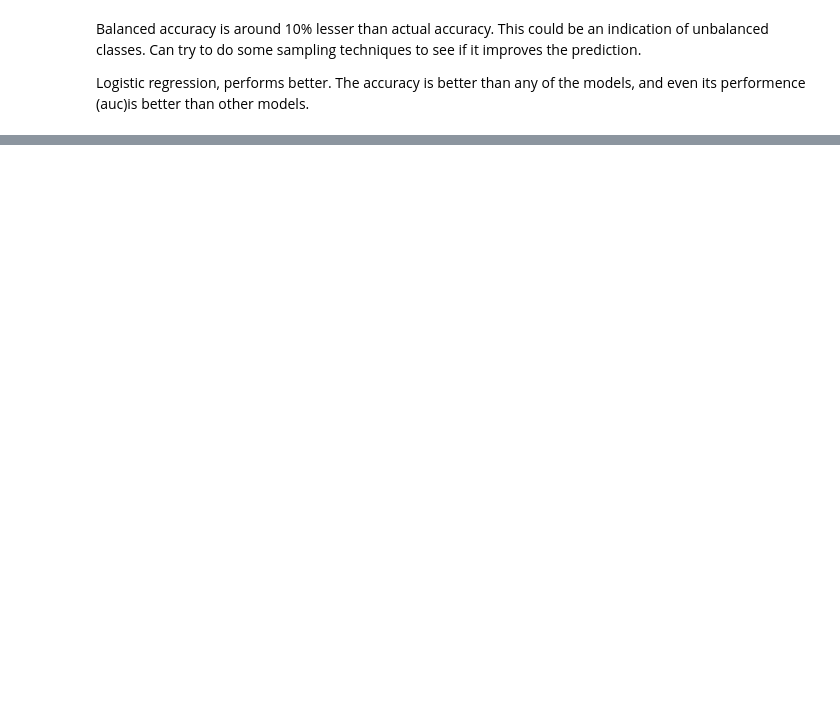
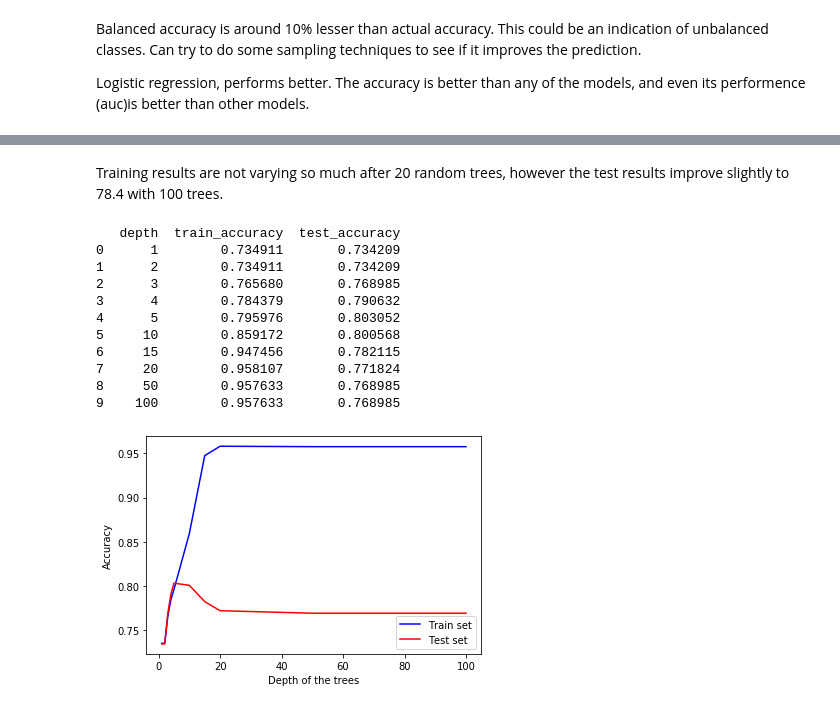
Before and after one commit to KanduriR/Kaggle-Telco-Customer-Churn, a Jupyter notebook: Telcom Churn - Modelling.ipynb, the cells around one changed output, grey strips where cells are left out. Drawn from its saved outputs; the diff is of its cells as text; code cells hidden in the pictures; blank space fills up the shorter version.

```diff
--- a/Telcom Churn - Modelling.ipynb
+++ b/Telcom Churn - Modelling.ipynb
@@ -299,0 +399,38 @@ Logistic regression, performs better. The accuracy is better than any of the mod
+# %% [markdown]
+Training results are not varying so much after 20 random trees, however the test results improve slightly to 78.4 with 100 trees.
+# %%
+#hypertuning depth of the rnd forest classifier
+from warnings import simplefilter
+simplefilter(action = 'ignore', category = FutureWarning)
+
+depth_list = [1,2,3,4,5,10,15,20,50,100]
+test_results = []
+train_results = []
+
+for depth in depth_list:
+    model2 = RandomForestClassifier(max_depth=depth, random_state= 42)
+    model2.fit(X_train,y_train)
+    train_results.append(model2.score(X_train, y_train))
+    test_results.append(model2.score(X_test, y_test))
+
+print(DataFrame({'depth':depth_list, 'train_accuracy':train_results, 'test_accuracy':test_results}))
+
+plt.plot(depth_list, train_results, 'b', label='Train set')
+plt.plot(depth_list, test_results, 'r', label = 'Test set')
+plt.xlabel('Depth of the trees')
+plt.ylabel('Accuracy')
+plt.legend()
+plt.show()
+# %% [output]
+   depth  train_accuracy  test_accuracy
+0      1        0.734911       0.734209
+1      2        0.734911       0.734209
+2      3        0.765680       0.768985
+3      4        0.784379       0.790632
+4      5        0.795976       0.803052
+5     10        0.859172       0.800568
+6     15        0.947456       0.782115
+7     20        0.958107       0.771824
+8     50        0.957633       0.768985
+9    100        0.957633       0.768985
+[figure, added]
```
Also changed, not shown: parts of 16 cells of this notebook.
